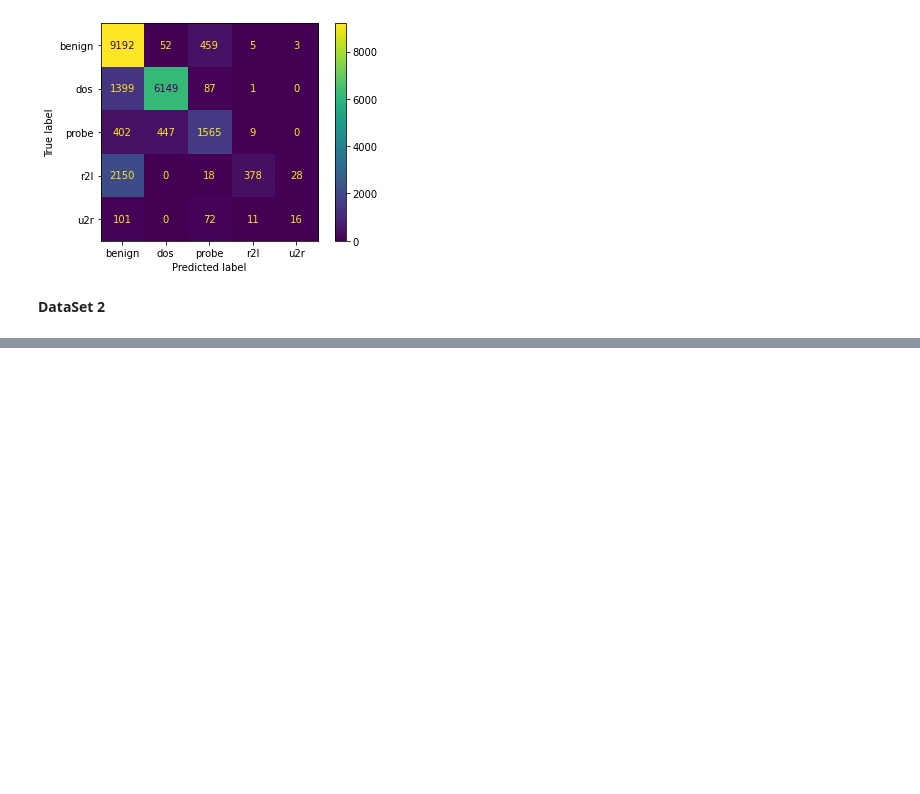
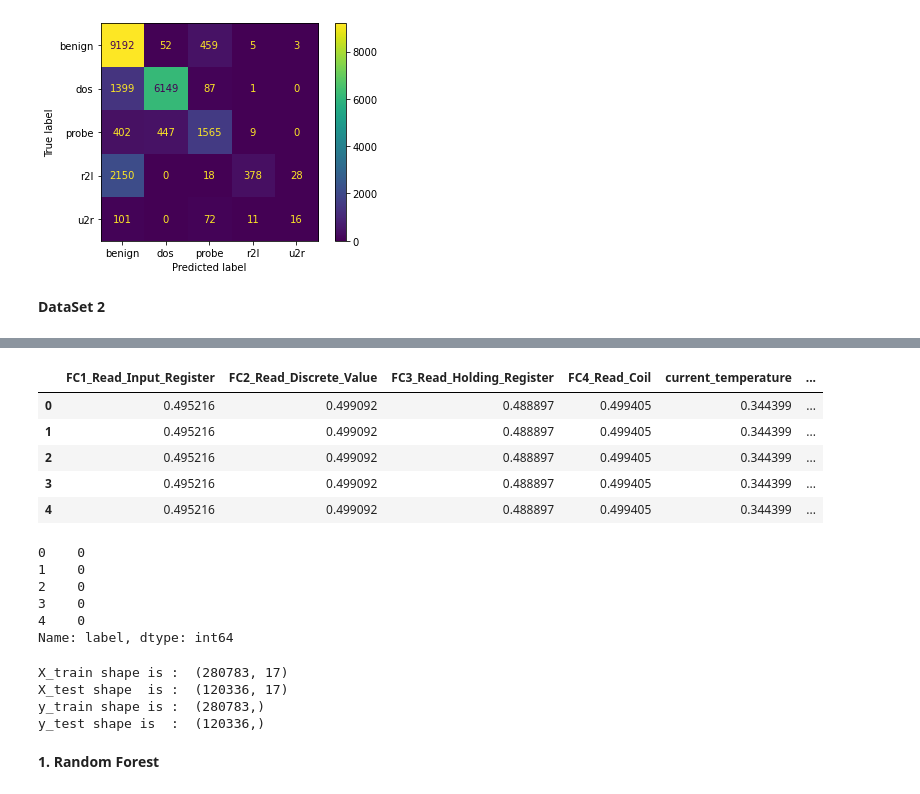
Before and after one commit to adrianweerasinghe97/SIT719, a Jupyter notebook: Task_5_1.ipynb, the cells around one changed output, grey strips where cells are left out. Saved outputs shown, nothing was run; the diff lists cells and outputs as text; code cells hidden in the pictures; blank space fills up the shorter version.

```diff
--- a/Task_5_1.ipynb
+++ b/Task_5_1.ipynb
@@ -427,0 +468,22 @@ classification_report
+# %%
+#split dataset in features and target variable
+X = dataset.drop('label', axis=1) # Features
+y = dataset['label'] # Target variable
+# %%
+X.head()
+# %% [output]
+|  | FC1_Read_Input_Register | FC2_Read_Discrete_Value | FC3_Read_Holding_Register | FC4_Read_Coil | current_temperature | ... |
+| 0 | 0.495216 | 0.499092 | 0.488897 | 0.499405 | 0.344399 | ... |
+| 1 | 0.495216 | 0.499092 | 0.488897 | 0.499405 | 0.344399 | ... |
+| 2 | 0.495216 | 0.499092 | 0.488897 | 0.499405 | 0.344399 | ... |
+| 3 | 0.495216 | 0.499092 | 0.488897 | 0.499405 | 0.344399 | ... |
+| 4 | 0.495216 | 0.499092 | 0.488897 | 0.499405 | 0.344399 | ... |
+# %%
+y.head()
+# %% [output]
+0    0
+1    0
+2    0
+3    0
+4    0
+Name: label, dtype: int64
@@ -427,0 +493,13 @@ classification_report
+# %%
+# Check the shape of all of these
+print("X_train shape is : ", X_train.shape)
+print("X_test shape  is : ", X_test.shape)
+print("y_train shape is : ", y_train.shape)
+print("y_test shape is  : ", y_test.shape)
+# %% [output]
+X_train shape is :  (280783, 17)
+X_test shape  is :  (120336, 17)
+y_train shape is :  (280783,)
+y_test shape is  :  (120336,)
+# %% [markdown]
+**1. Random Forest**
```
Also changed, not shown: parts of 56 cells of this notebook.
